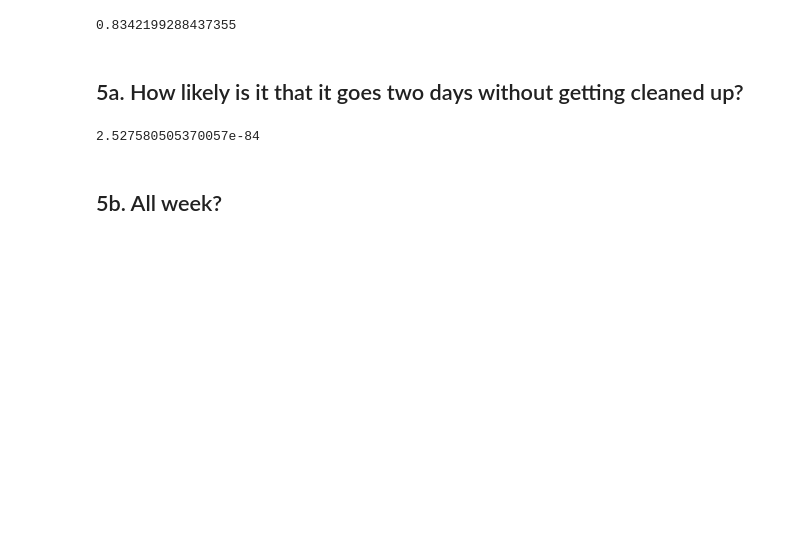
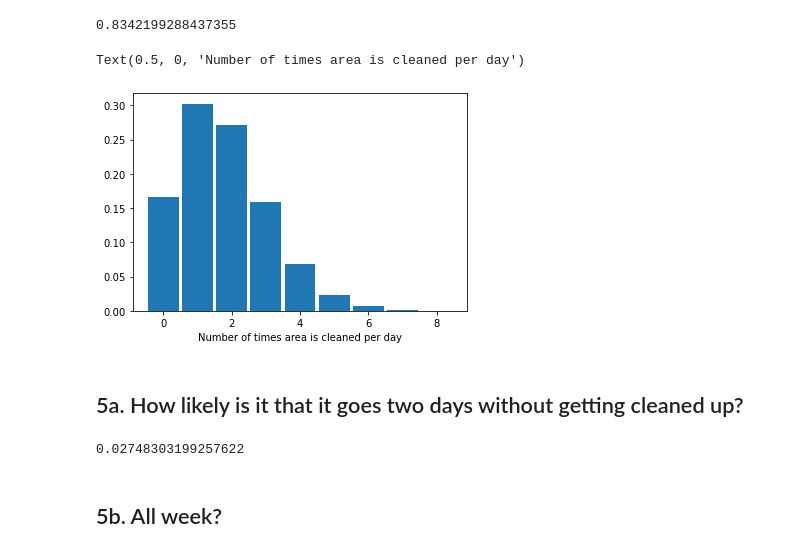
Before and after one commit to o0amandagomez0o/statistics-exercises, a Jupyter notebook: probability_distributions.ipynb, the cells around one changed output. Cells and saved outputs as stored; diff of their text form; code cells hidden in the pictures; blank space fills up the shorter version.

```diff
--- a/probability_distributions.ipynb
+++ b/probability_distributions.ipynb
@@ -119,6 +202,15 @@ clean_up = stats.binom(n, p)
 clean_up.sf(0)
 # %% [output]
 0.8342199288437355
+# %%
+x = np.arange(0,9)
+y = stats.binom(n, p).pmf(x)
+
+plt.bar(x,y, width = 0.9)
+plt.xlabel('Number of times area is cleaned per day')
+# %% [output]
+Text(0.5, 0, 'Number of times area is cleaned per day')
+[figure, added]
 # %% [markdown]
 ## 5a. How likely is it that it goes two days without getting cleaned up?
 # %%
@@ -127,7 +219,7 @@ p = 0.97
 clean_2 = stats.binom(n, p)
 # %%
-clean_2.pmf(2)
+clean_2.pmf(0)
 # %% [output]
-2.527580505370057e-84
+0.02748303199257622
 # %% [markdown]
 ## 5b. All week?
```
Also changed, not shown: parts of 39 cells of this notebook.
